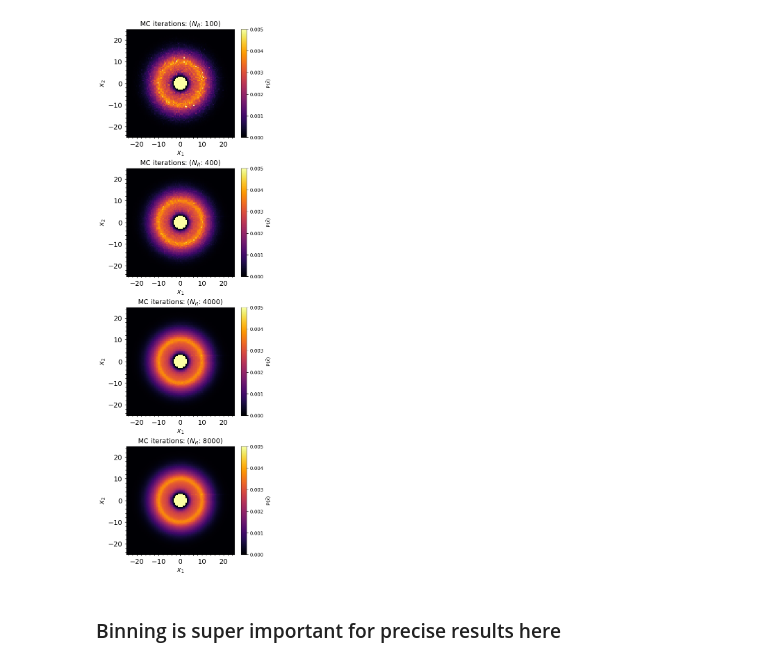
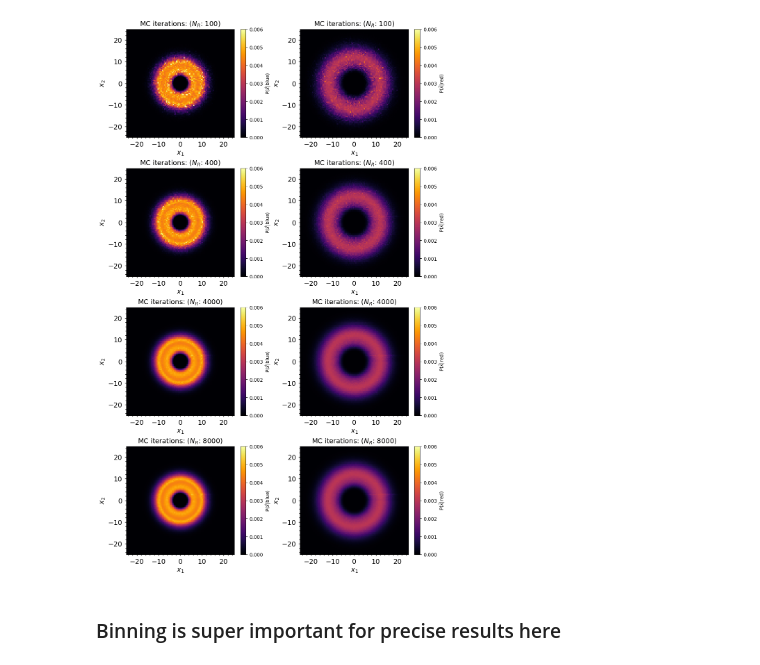
Before and after one commit to choisant/foundational-modeling, a Jupyter notebook: toy_experiment/analytical/plot_analytical_solution.ipynb, the cells around one changed output. Cells and saved outputs as stored; diff of their text form; code cells hidden in the pictures.

Commit message:
Updating plots and trying to get BNN to work

```diff
--- a/toy_experiment/analytical/plot_analytical_solution.ipynb
+++ b/toy_experiment/analytical/plot_analytical_solution.ipynb
@@ -35,6 +35,11 @@ datafiles = [f"results/analytical_solution_x1_x2_grid_{tag}_nr1MC_{nr1MC[i]}.csv
 
 #datafile = "analytical_solution_grid_100x100_nMC_10.csv"
 data_df = [pd.read_csv(file) for file in datafiles]
+data_df = [df[df["r_x"] > R1_min-R2] for df in data_df] # Remove undefined area
+
+for i in range(len(data_df)):
+    data_df[i]["P_x_given_red"] = data_df[i]["P_red_and_x"]/0.5
+    data_df[i]["P_x_given_blue"] = data_df[i]["P_blue_and_x"]/0.5
 # %%
 for i in range(len(nr1MC)):
     fig, ax = plt.subplots(nrows=1, ncols=1, figsize= (4, 4), layout="constrained")
@@ -59,25 +88,34 @@ for i in range(len(nr1MC)):
 # %%
-fig, axs = plt.subplots(nrows=(len(nr1MC)), ncols=1, figsize= (5, 4*len(nr1MC)), layout="constrained")
+fig, axes = plt.subplots(nrows=(len(nr1MC)), ncols=2, figsize= (10, 4*len(nr1MC)), layout="constrained")
 for i in range(len(nr1MC)):
     if len(nr1MC) > 1:
-        ax = axs[i]
+        axs = axes[i]
     else:
-        ax = axs
+        axs = axes
     data = data_df[i]
-    hue_norm = mpl.colors.Normalize(vmin=0, vmax=0.005, clip=True)
-    ax.hist2d(x= data["x1"], y=data["x2"], weights=data["P_x"],
+    hue_norm = mpl.colors.Normalize(vmin=0, vmax=0.003/0.5, clip=True)
+    axs[0].hist2d(x= data["x1"], y=data["x2"], weights=data["P_blue_and_x"]/0.5,
                 bins = 100,
                 norm = hue_norm, cmap="inferno")
-    fig.colorbar(mpl.cm.ScalarMappable(norm=hue_norm, cmap="inferno"), label=r"P($\vec{x}$)", ax=ax)
-    ax.set_title(rf"MC iterations: ($N_R$: {nr1MC[i]})", fontsize=14)
-    ax.set_xlabel(r"$x_1$", fontsize=14)
-    ax.set_ylabel(r"$x_2$", fontsize=14)
-    ax.tick_params(which="both", direction="inout", bottom=True, left=True, labelsize=14, pad=5, length=4, width=1)
-    ax.tick_params(which="major", length=6)
-    ax.minorticks_on()
-    ax.set_aspect('equal', adjustable='box')
+
+    fig.colorbar(mpl.cm.ScalarMappable(norm=hue_norm, cmap="inferno"), label=r"P($\vec{x}$|blue)", ax=axs[0])
+
+    axs[1].hist2d(x= data["x1"], y=data["x2"], weights=data["P_red_and_x"]/0.5,
+                bins = 100,
+                norm = hue_norm, cmap="inferno")
+
+    fig.colorbar(mpl.cm.ScalarMappable(norm=hue_norm, cmap="inferno"), label=r"P($\vec{x}$|red)", ax=axs[1])
+
+    for ax in axs:
+        ax.set_title(rf"MC iterations: ($N_R$: {nr1MC[i]})", fontsize=14)
+        ax.set_xlabel(r"$x_1$", fontsize=14)
+        ax.set_ylabel(r"$x_2$", fontsize=14)
+        ax.tick_params(which="both", direction="inout", bottom=True, left=True, labelsize=14, pad=5, length=4, width=1)
+        ax.tick_params(which="major", length=6)
+        ax.minorticks_on()
+        ax.set_aspect('equal', adjustable='box')
 # %% [output]
-[figure, old version]
+[figure, new version]
 # %%
 # Read files
 train_n = 50000
```
Also changed, not shown: parts of 6 cells of this notebook, 30 other files.
